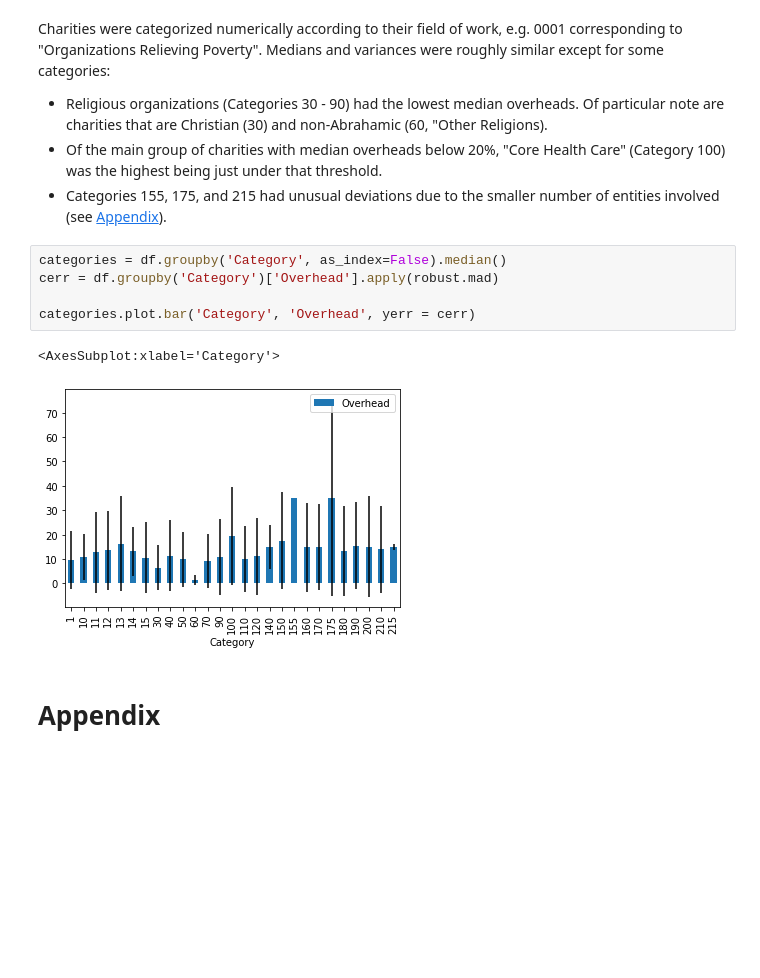
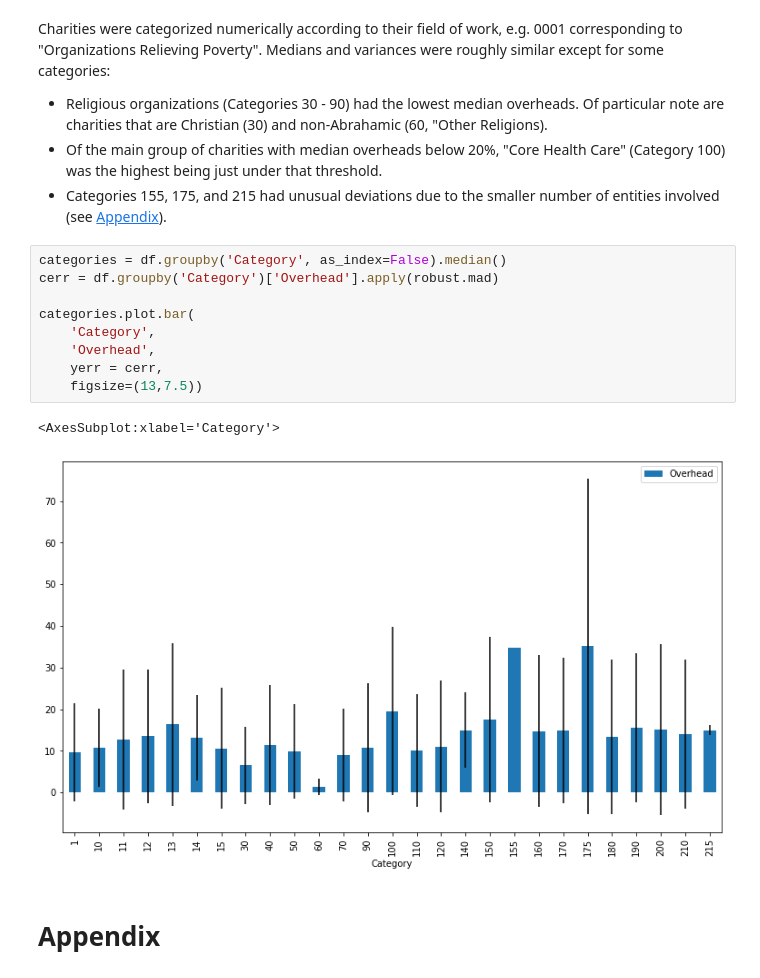
Before and after one commit to carlodghalnin/Canadian_Charity_Overhead_Analysis, a Jupyter notebook: Canada_Charity_Overhead_Analysis.ipynb, the cells around one changed output. Cells and saved outputs as stored; diff of their text form; blank space fills up the shorter version.

```diff
--- a/Canada_Charity_Overhead_Analysis.ipynb
+++ b/Canada_Charity_Overhead_Analysis.ipynb
@@ -177,11 +185,15 @@ Charities were categorized numerically according to their field of work, e.g. 00
 # %%
 categories = df.groupby('Category', as_index=False).median()
 cerr = df.groupby('Category')['Overhead'].apply(robust.mad)
 
-categories.plot.bar('Category', 'Overhead', yerr = cerr)
+categories.plot.bar(
+    'Category',
+    'Overhead',
+    yerr = cerr,
+    figsize=(13,7.5))
 # %% [output]
 <AxesSubplot:xlabel='Category'>
-[figure, old version]
+[figure, new version]
 # %% [markdown]
 <h1>Appendix</h1>
 # %% [markdown]
```
Also changed, not shown: parts of 6 cells of this notebook.
